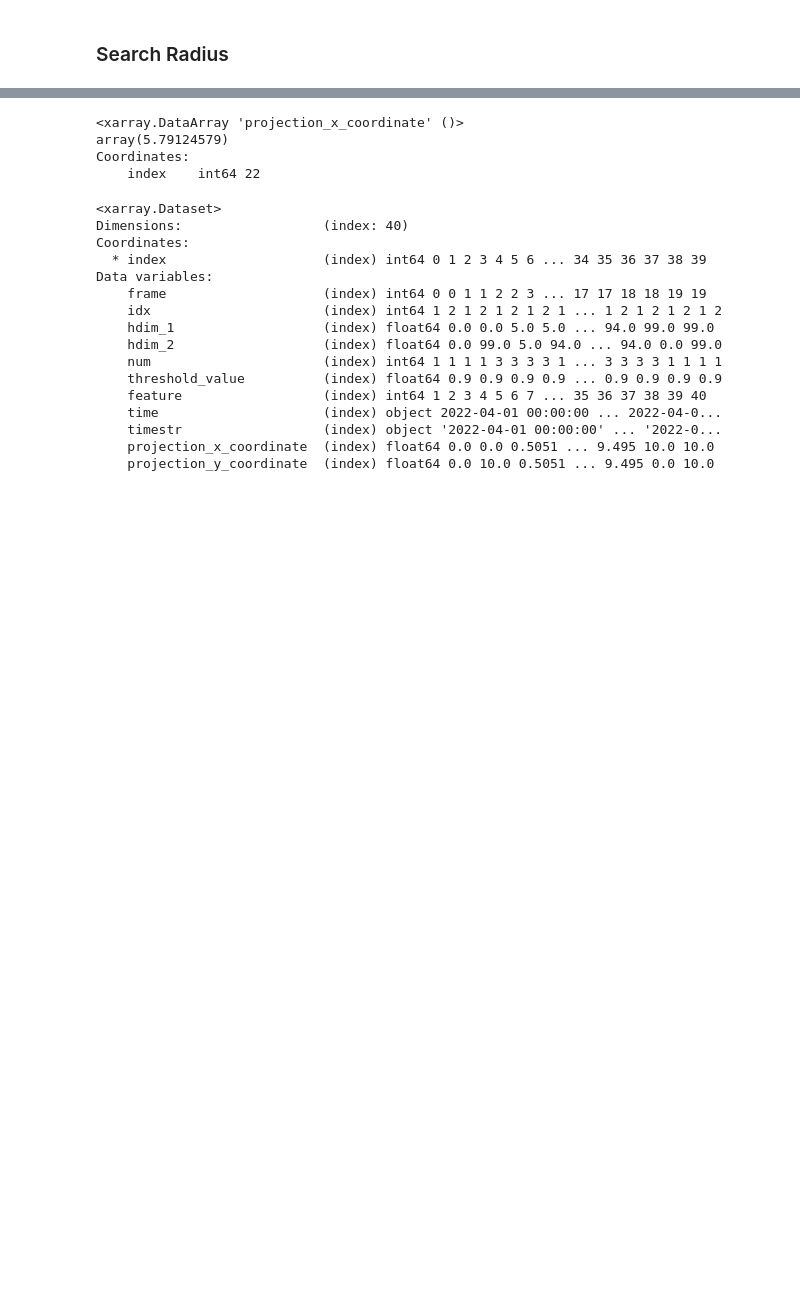
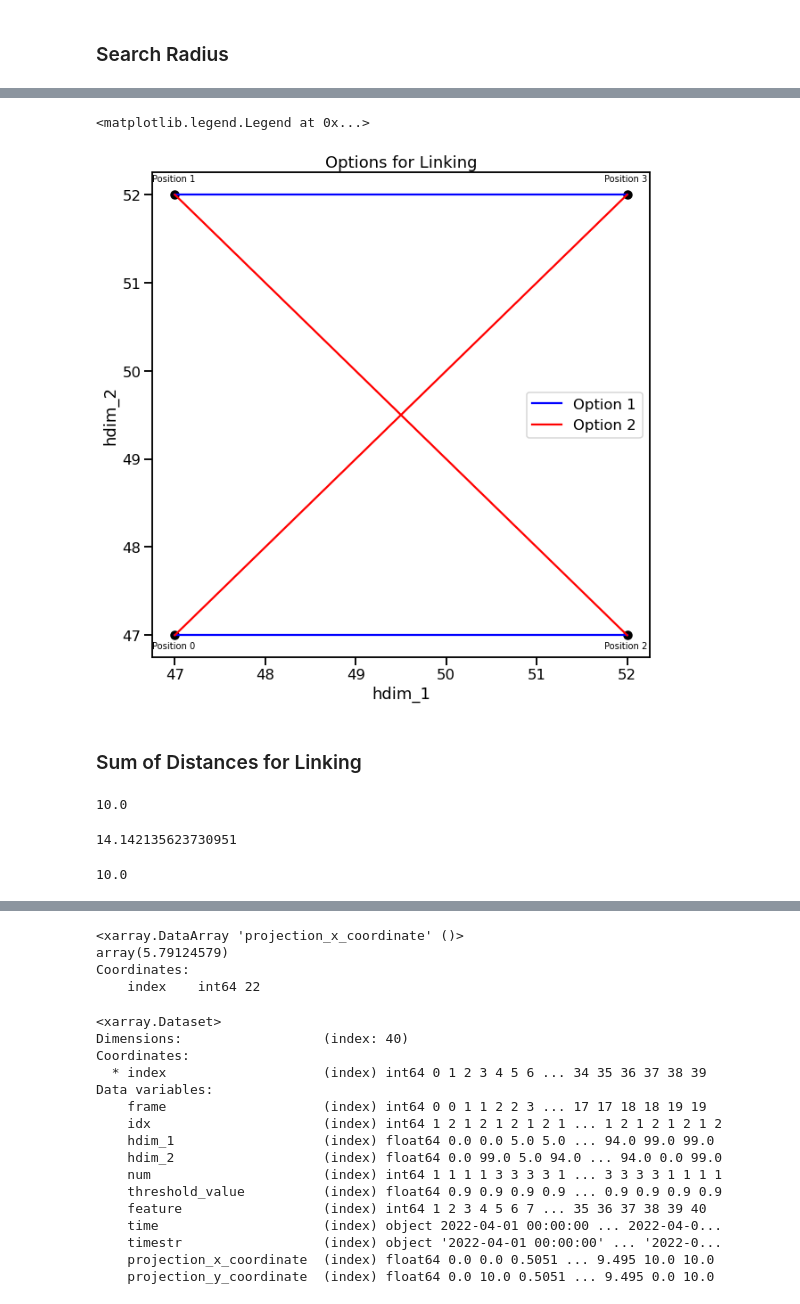
Before and after one commit to tobac-project/tobac-tutorials, a Jupyter notebook: tutorials/Basics/Idealized-Case-2_Two_crossing_Blobs.ipynb, the cells around one changed output, grey strips where cells are left out. Saved outputs shown, nothing was run; the diff lists cells and outputs as text; code cells hidden in the pictures; blank space fills up the shorter version.

```diff
--- a/tutorials/Basics/Idealized-Case-2_Two_crossing_Blobs.ipynb
+++ b/tutorials/Basics/Idealized-Case-2_Two_crossing_Blobs.ipynb
@@ -188,0 +234,78 @@ ax2.legend()
+# %%
+fig, ax = plt.subplots(figsize=(10, 10))
+
+position_0 = (
+    features.where(features["frame"] == 9).dropna(dim="index")["hdim_1"][0],
+    features.where(features["frame"] == 9).dropna(dim="index")["hdim_2"][0],
+)
+plt.text(position_0[0] - 0.25, position_0[1] - 0.15, "Position 0")
+
+position_1 = (
+    features.where(features["frame"] == 9).dropna(dim="index")["hdim_1"][1],
+    features.where(features["frame"] == 9).dropna(dim="index")["hdim_2"][1],
+)
+plt.text(position_1[0] - 0.25, position_1[1] + 0.15, "Position 1")
+position_2 = (
+    features.where(features["frame"] == 10).dropna(dim="index")["hdim_1"][0],
+    features.where(features["frame"] == 10).dropna(dim="index")["hdim_2"][0],
+)
+plt.text(position_2[0] - 0.25, position_2[1] - 0.15, "Position 2")
+position_3 = (
+    features.where(features["frame"] == 10).dropna(dim="index")["hdim_1"][1],
+    features.where(features["frame"] == 10).dropna(dim="index")["hdim_2"][1],
+)
+plt.text(position_3[0] - 0.25, position_3[1] + 0.15, "Position 3")
+
+ax.plot(
+    [position_0[0], position_2[0]],
+    [position_0[1], position_2[1]],
+    color="blue",
+    label="Option 1",
+)
+ax.plot([position_1[0], position_3[0]], [position_1[1], position_3[1]], color="blue")
+
+ax.plot(
+    [position_0[0], position_3[0]],
+    [position_0[1], position_3[1]],
+    color="red",
+    label="Option 2",
+)
+ax.plot([position_1[0], position_2[0]], [position_1[1], position_2[1]], color="red")
+
+for frame in [9, 10]:
+
+    features.where(features["frame"] == frame).plot.scatter(
+        x="hdim_1", y="hdim_2", color="black", ax=ax
+    )
+
+plt.title("Options for Linking")
+plt.legend()
+# %% [output]
+<matplotlib.legend.Legend at 0x...>
+[figure, added]
+# %% [markdown]
+### Sum of Distances for Linking
+# %%
+# random, option 1
+
+np.sqrt(np.sum((np.array(position_0) - np.array(position_2)) ** 2)) + np.sqrt(
+    np.sum((np.array(position_1) - np.array(position_3)) ** 2)
+)
+# %% [output]
+10.0
+# %%
+# random, option 2
+
+np.sqrt(np.sum((np.array(position_0) - np.array(position_3)) ** 2)) + np.sqrt(
+    np.sum((np.array(position_1) - np.array(position_2)) ** 2)
+)
+# %% [output]
+14.142135623730951
+# %%
+# predict, option 1
+
+np.sqrt(np.sum((np.array(position_3) - np.array(position_2)) ** 2)) + np.sqrt(
+    np.sum((np.array(position_2) - np.array(position_3)) ** 2)
+)
+# %% [output]
+10.0
```
Also changed, not shown: parts of 13 cells of this notebook.
